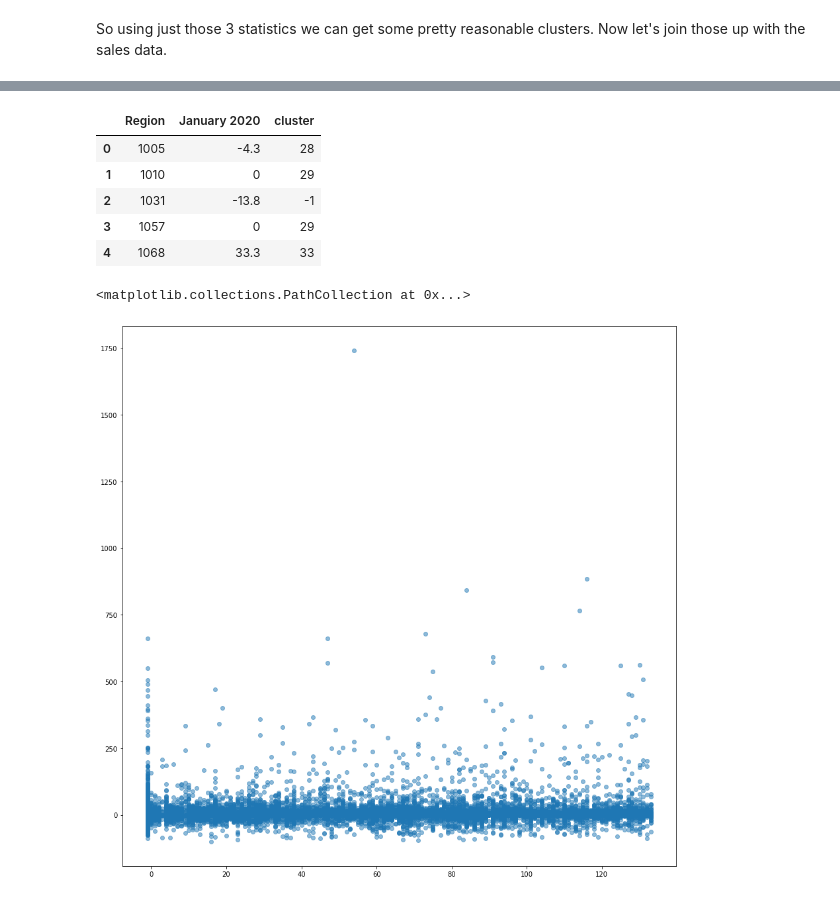
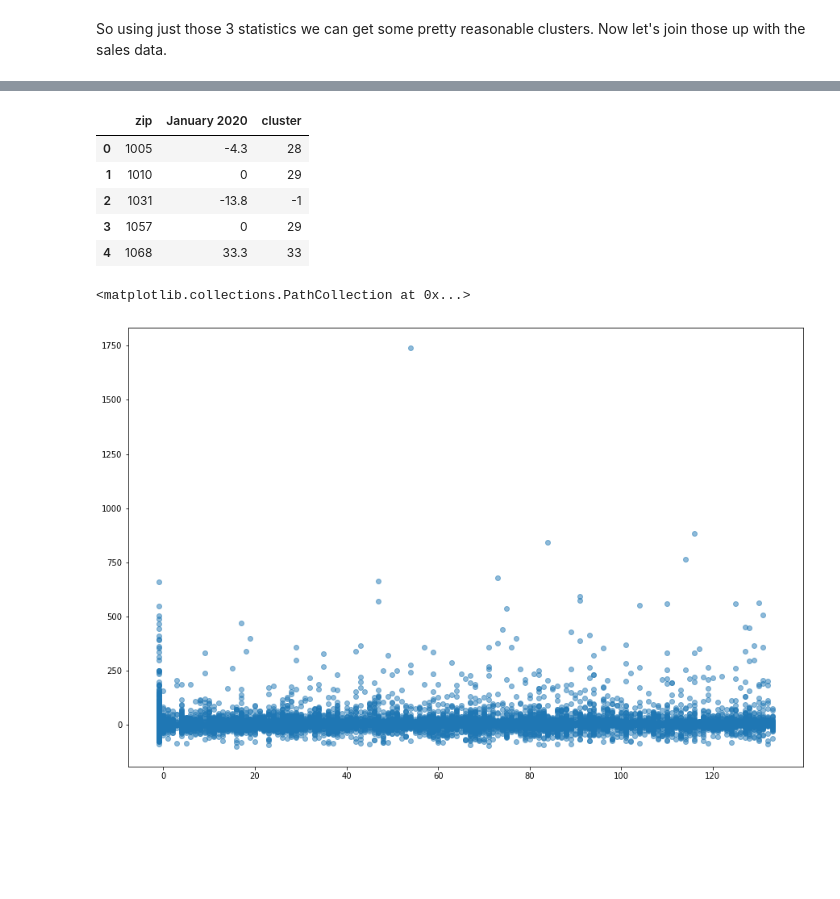
Before and after one commit to joshuajnoble/w207_group_project, a Jupyter notebook: demographics_clustering_DBSCAN.ipynb, the cells around one changed output, grey strips where cells are left out. Saved outputs shown, nothing was run; the diff lists cells and outputs as text; code cells hidden in the pictures; blank space fills up the shorter version.

```diff
--- a/demographics_clustering_DBSCAN.ipynb
+++ b/demographics_clustering_DBSCAN.ipynb
@@ -121,7 +121,6 @@ dtype: int64
 # %%
 clusters = reduced_demos[['zip']]
 clusters["cluster"] = labels
-clusters = clusters.rename(columns={"zip":"Region"})
 clusters.head()
 # %% [output]
 A value is trying to be set on a copy of a slice from a DataFrame.
@@ -139,7 +138,7 @@ So using just those 3 statistics we can get some pretty reasonable clusters. Now
 # %%
 sales_data = pd.read_csv("data/newdata/med_sale_price_yoy.csv", delimiter="	")
 sales_data.index = sales_data.index.astype(int)
-sales_data = sales_data.dropna(how = 'all', axis = 0)
+sales_data = sales_data.rename(columns={"Region":"zip"})
 sales_data = sales_data.fillna(0)
 print(sales_data.head())
 # %% [output]
@@ -161,13 +160,13 @@ print(sales_data.head())
 
 [5 rows x 57 columns]
 # %%
-Jan2020_sales = sales_data[['Region','January 2020']]
-Jan2020_sales = Jan2020_sales.merge(clusters, on="Region")
+Jan2020_sales = sales_data[['zip','January 2020']]
+Jan2020_sales = Jan2020_sales.merge(clusters, on="zip")
 Jan2020_sales["January 2020"] = Jan2020_sales["January 2020"].str.replace(r'%', r'')
 Jan2020_sales = Jan2020_sales.fillna(0)
 Jan2020_sales.head()
 # %% [output]
-|  | Region | January 2020 | cluster |
+|  | zip | January 2020 | cluster |
 | 0 | 1005 | -4.3 | 28 |
 | 1 | 1010 | 0 | 29 |
 | 2 | 1031 | -13.8 | -1 |
@@ -175,8 +174,8 @@ Jan2020_sales.head()
 | 4 | 1068 | 33.3 | 33 |
 # %%
 #colors = np.random.rand(N)
-fig, ax = plt.subplots(figsize=(15, 15))
+fig, ax = plt.subplots(figsize=(15, 10))
 ax.scatter( Jan2020_sales["cluster"].astype(int), Jan2020_sales["January 2020"].astype(float), alpha=0.5)
 # %% [output]
 <matplotlib.collections.PathCollection at 0x...>
-[figure, old version]
+[figure, new version]
```
Also changed, not shown: parts of 7 cells of this notebook.
